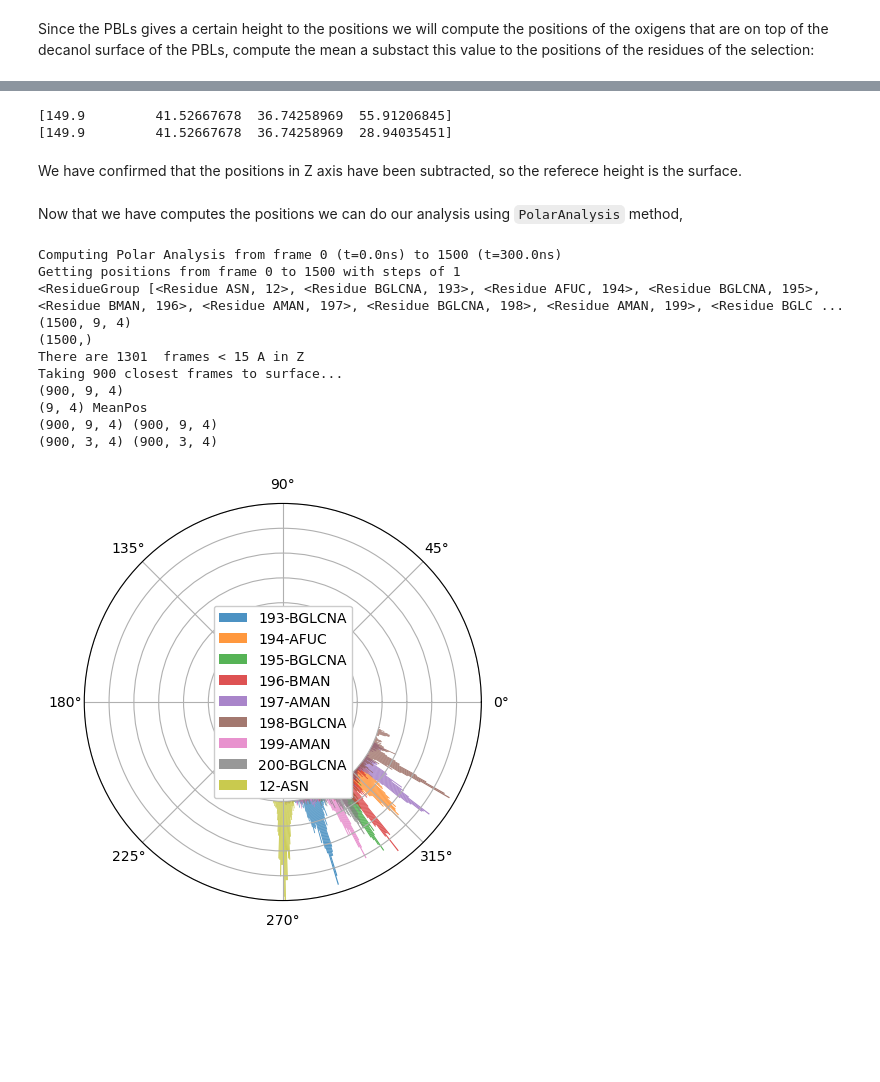
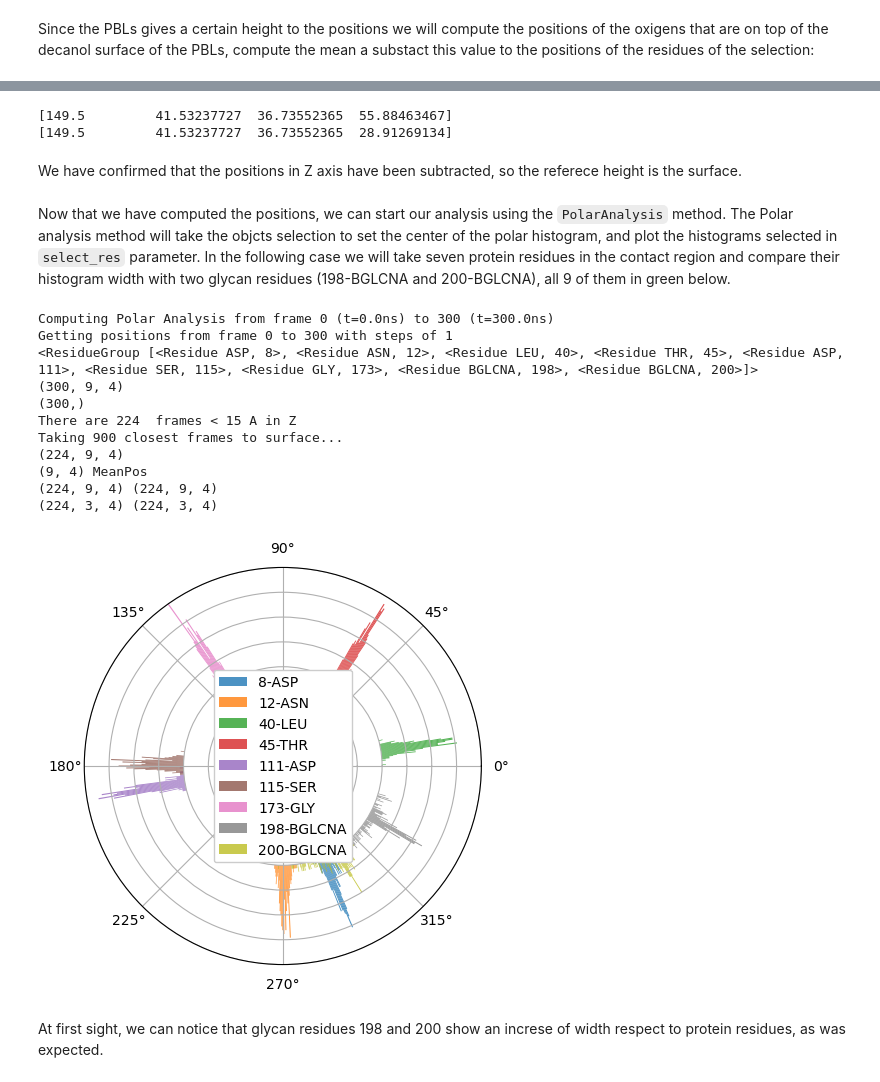
Before and after one commit to pyF4all/2DanalysisTutorials, a Jupyter notebook: BioPolymer2D/BioPolymer2D_Tutorial.ipynb, the cells around one changed output, grey strips where cells are left out. Drawn from its saved outputs; the diff is of its cells as text; code cells hidden in the pictures; blank space fills up the shorter version.

```diff
--- a/BioPolymer2D/BioPolymer2D_Tutorial.ipynb
+++ b/BioPolymer2D/BioPolymer2D_Tutorial.ipynb
@@ -75,8 +76,8 @@ By running the cell below, we can see our system that is given by the SARS-CoV2
     <p><b>Figure 2:</b> System that with be used for the tutorial. SARS-CoV2 RBD is shown in black, the glycan in red and the polarizable bilayer (PBL) in yellow. </p>
 </div>
 # %%
-trj_path='/home/antonio/Desktop/VIRMAT/Paper_PB_KDE/SIMs/RBD-PBLs_wGlyc_closed_layed/glyc_head/rep1/omicron_10/'
-u=mda.Universe(f"{trj_path}md_0_1.tpr",f"{trj_path}md_short_compact.xtc")
+trj_path='/home/antonio/Desktop/VIRMAT/2Danalysis/twod-analysis-kit/twodanalysis/trajectories/BioPolymer2D/'
+u=mda.Universe(f"{trj_path}md_nowater.tpr",f"{trj_path}trajout.xtc")
 sel = u.select_atoms("resid 193-200 or protein")
 # %%
 
@@ -253,9 +254,9 @@ print(ag_analysis.pos.mean(axis=(0,1)))
 ag_analysis.pos[:,:,3]=ag_analysis.pos[:,:,3]-z_mean_dol_pos
 print(ag_analysis.pos.mean(axis=(0,1)))
 # %% [output]
-[149.9         41.52667678  36.74258969  55.91206845]
-[149.9         41.52667678  36.74258969  28.94035451]
+[149.5         41.53237727  36.73552365  55.88463467]
+[149.5         41.53237727  36.73552365  28.91269134]
 # %% [markdown]
 We have confirmed that the positions in Z axis have been subtracted, so the referece height is the surface.
-# %% [markdown]
-Now that we have computes the positions we can do our analysis using `PolarAnalysis` method,
+# %% [markdown]
+Now that we have computed the positions, we can start our analysis using the `PolarAnalysis` method. The Polar analysis method will take the objcts selection to set the center of the polar histogram, and plot the histograms selected in `select_res` parameter. In the following case we will take seven protein residues in the contact region and compare their histogram width with two glycan residues (198-BGLCNA and 200-BGLCNA), all 9 of them in green below.
@@ -262,15 +286,21 @@ Now that we have computes the positions we can do our analysis using `PolarAnaly
 # %%
-hist_arr,pos_hist=ag_analysis.PolarAnalysis('resid 193-200 or resid 12',900, sort=[1,2,3,4,5,6,7,8,0],zlim=15,control_plots=False,plot=True)
+select_res='resid 198 200 12 8 40 45 111 115 173'
+zlim=15
+Nframes=900
+hist_arr,pos_hist=ag_analysis.PolarAnalysis(select_res,Nframes, #sort=[1,2,3,4,5,6,7,8,0],
+                                            zlim=zlim,control_plots=False,plot=True)
 # %% [output]
-Computing Polar Analysis from frame 0 (t=0.0ns) to 1500 (t=300.0ns)
-Getting positions from frame 0 to 1500 with steps of 1
-<ResidueGroup [<Residue ASN, 12>, <Residue BGLCNA, 193>, <Residue AFUC, 194>, <Residue BGLCNA, 195>, <Residue BMAN, 196>, <Residue AMAN, 197>, <Residue BGLCNA, 198>, <Residue AMAN, 199>, <Residue BGLC ...
-(1500, 9, 4)
-(1500,)
-There are 1301  frames < 15 A in Z
+Computing Polar Analysis from frame 0 (t=0.0ns) to 300 (t=300.0ns)
+Getting positions from frame 0 to 300 with steps of 1
+<ResidueGroup [<Residue ASP, 8>, <Residue ASN, 12>, <Residue LEU, 40>, <Residue THR, 45>, <Residue ASP, 111>, <Residue SER, 115>, <Residue GLY, 173>, <Residue BGLCNA, 198>, <Residue BGLCNA, 200>]>
+(300, 9, 4)
+(300,)
+There are 224  frames < 15 A in Z
 Taking 900 closest frames to surface...
-(900, 9, 4)
+(224, 9, 4)
 (9, 4) MeanPos
-(900, 9, 4) (900, 9, 4)
-(900, 3, 4) (900, 3, 4)
+(224, 9, 4) (224, 9, 4)
+(224, 3, 4) (224, 3, 4)
-[figure, old version]
+[figure, new version]
+# %% [markdown]
+At first sight, we can notice that glycan residues 198 and 200 show an increse of width respect to protein residues, as was expected.
```
Also changed, not shown: parts of 38 cells of this notebook.
